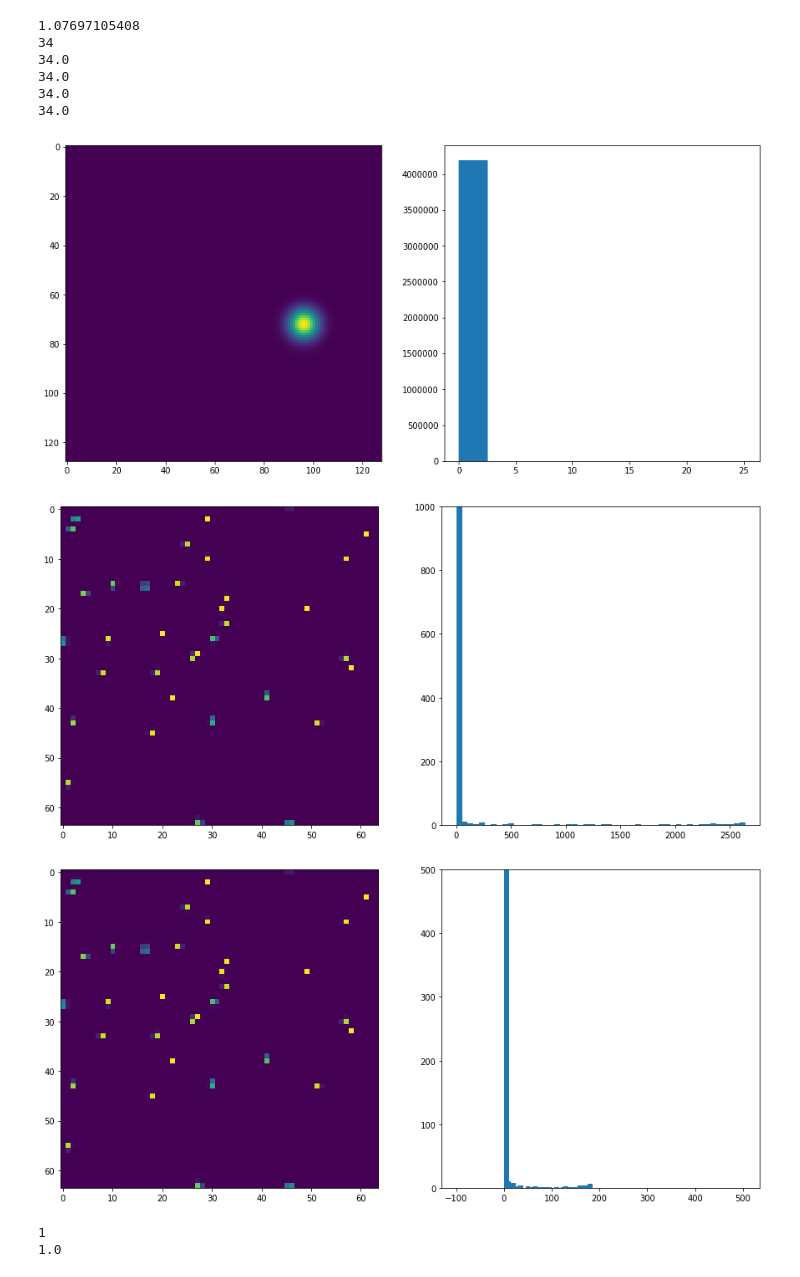
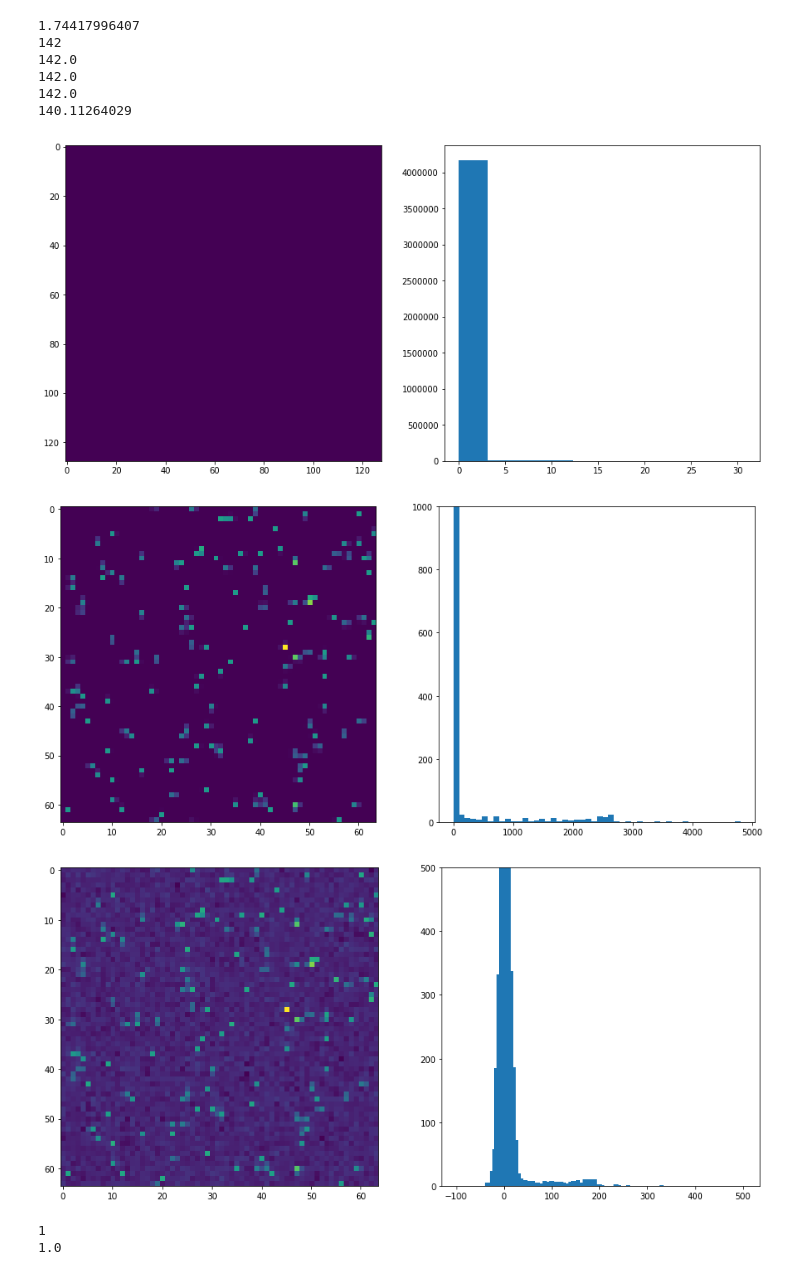
Before and after one commit to 98montanajordi/X-Ray-Speckle-visibitily-spectroscopy, a Jupyter notebook: Speckle_DZ.ipynb, the cells around one changed output. Cells and saved outputs as stored; diff of their text form; code cells hidden in the pictures.

Commit message:
added gain variation to digitizeCharge()

```diff
--- a/Speckle_DZ.ipynb
+++ b/Speckle_DZ.ipynb
@@ -160,5 +0,0 @@ def AddReadoutNoise(chargePattern, pixelReadoutNoise):
-# %%
-a = np.random.randn(10,10)
-b = ndimage.filters.gaussian_filter(a, 3, mode='wrap', truncate=7)
-print(sum(a.flatten()))
-print(sum(b.flatten()))
@@ -168,11 +72,13 @@ print(sum(b.flatten()))
 # %%
 gridSize = [2048,2048]
 detectorSize = [64,64]
-kbar = 0.01
+kbar = 0.04
 speckleSize = 50
 chargeCloudSize = 0.3
 photonEnergy = 9500
-readoutNoise = 0
+readoutNoise = 10
+gainVariation = 0.05
+gainMap = 1+gainVariation*np.random.randn(detectorSize[0], detectorSize[1])
 
 kbar_grid = kbar/gridSize[0]/gridSize[1]*detectorSize[0]*detectorSize[1]
 chargeCloudSize_grid = chargeCloudSize*gridSize[0]/detectorSize[0]
@@ -183,7 +89,7 @@ speckleN = AddShotNoise(speckle, kbar_grid)
 speckleNE = ApplyChargeCloud(speckleN, chargeCloudSize_grid, photonEnergy)
 speckleD = rebin(speckleNE, detectorSize)
 #speckleD = rebin_slow(speckleNE, 8)
-speckleDD = digitizeCharge(speckleD)
+speckleDD = digitizeCharge(speckleD, gainMap = gainMap)
 speckleDN = AddReadoutNoise(speckleDD, readoutNoise)
 toc = time.time();print(toc-tic)
 
@@ -200,42 +106,42 @@ if False:
     plt.subplot(1,2,2);
     plt.hist(speckle.flatten())
 
     # charge distribution
 plt.figure(figsize=[15,7]);plt.clf();
 plt.subplot(1,2,1);
 plt.imshow(speckleNE[0:128,0:128])
 plt.subplot(1,2,2);
 plt.hist(speckleNE.flatten())
 
 # pixel charge distribution
 plt.figure(figsize=[15,7]);plt.clf();
 plt.subplot(1,2,1);
 plt.imshow(speckleD)
 plt.subplot(1,2,2);
 plt.hist(speckleD.flatten(), 50)
 plt.ylim(0,1000)
 
 # final pattern
 plt.figure(figsize=[15,7]);plt.clf();
 plt.subplot(1,2,1);
 plt.imshow(speckleDN)
 plt.subplot(1,2,2);
 binWidth = 5;
 bins = np.arange(-100, 500.1, binWidth)
 histFinal = np.histogram(speckleDN.flatten(), bins)
 plt.bar(bins[1:], histFinal[0], width=10)
 plt.ylim(0,500)
 plt.show()
 # %% [output]
-1.07697105408
-34
-34.0
-34.0
-34.0
-34.0
+1.74417996407
+142
+142.0
+142.0
+142.0
+140.11264029
-[figure, old version]
+[figure, new version]
-[figure, old version]
+[figure, new version]
-[figure, old version]
+[figure, new version]
 # %%
 def makeWeakSpeckle(kbar, speckleSize = 50, gridSize=[1024,1024], detectorSize=[128,128], chargeCloudSize=2,
                     photonEnergy=9500, readoutNoise=10):
```
Also changed, not shown: parts of 11 cells of this notebook.
